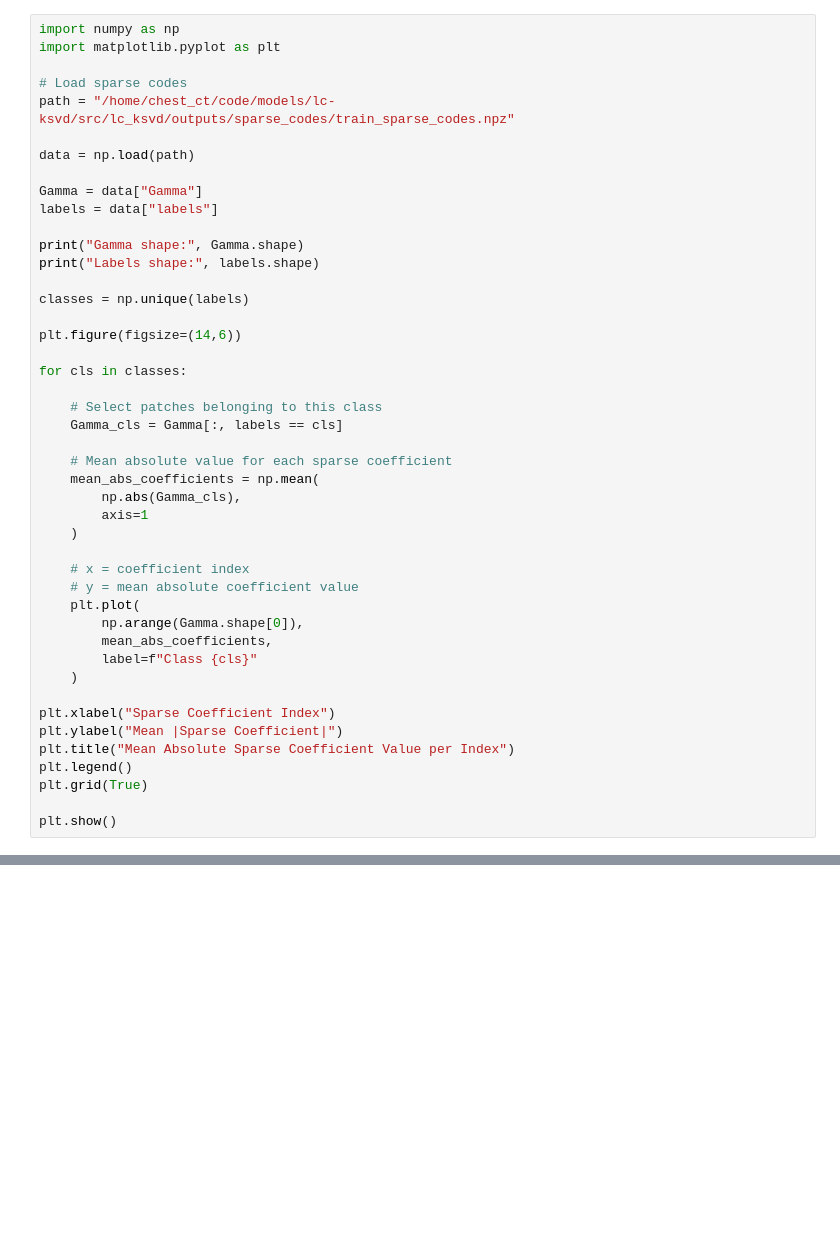
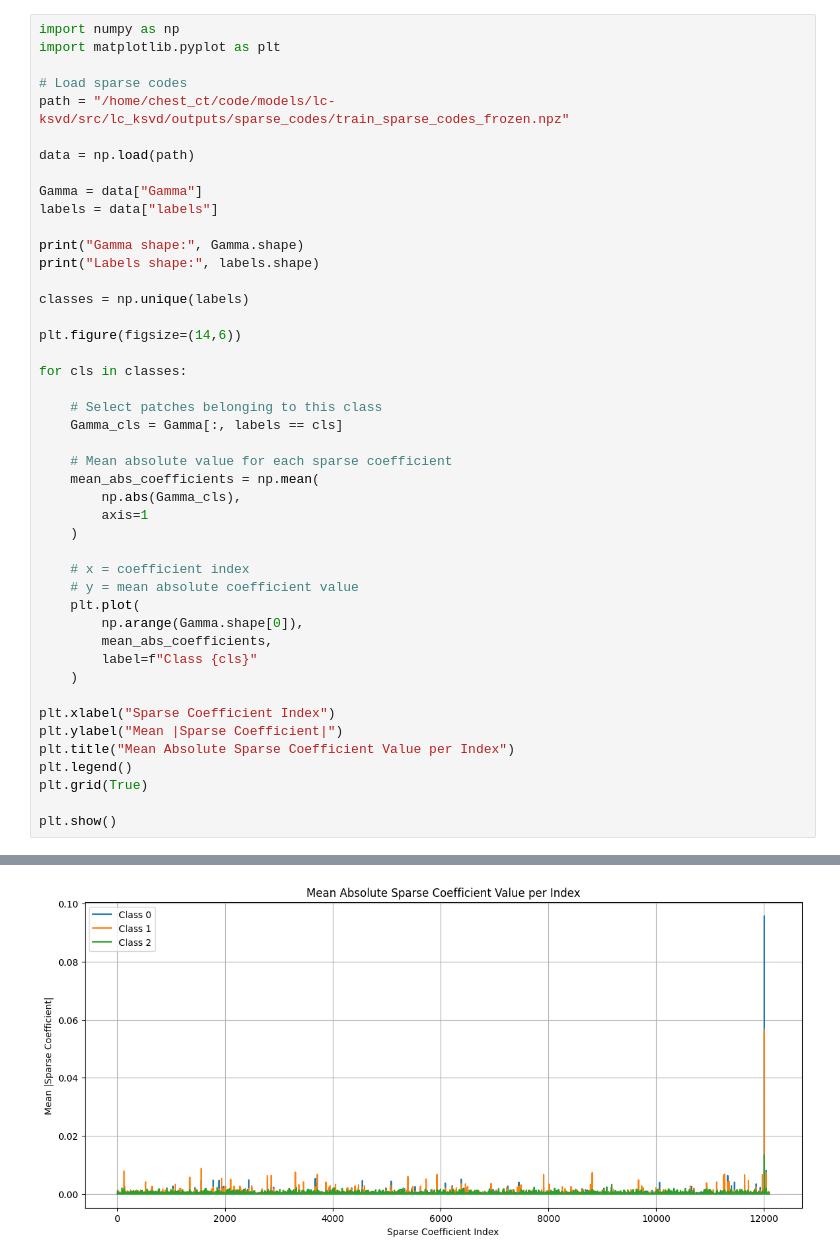
Before and after one commit to ckekula/fyp-3d-ct, a Jupyter notebook: eda/sparse-codes.ipynb, the cells around one changed output, grey strips where cells are left out. Saved outputs shown, nothing was run; the diff lists cells and outputs as text; blank space fills up the shorter version.

```diff
--- a/eda/sparse-codes.ipynb
+++ b/eda/sparse-codes.ipynb
@@ -3,7 +3,7 @@ import numpy as np
 import matplotlib.pyplot as plt
 
 # Load sparse codes
-path = "/home/chest_ct/code/models/lc-ksvd/src/lc_ksvd/outputs/sparse_codes/train_sparse_codes.npz"
+path = "/home/chest_ct/code/models/lc-ksvd/src/lc_ksvd/outputs/sparse_codes/train_sparse_codes_frozen.npz"
 
 data = np.load(path)
 
@@ -43,3 +43,4 @@ plt.legend()
 plt.grid(True)
 
 plt.show()
+# %% [output]
@@ -45,0 +49 @@ plt.show()
+[figure, added]
```
Also changed, not shown: parts of 9 cells of this notebook, 15 other files.
